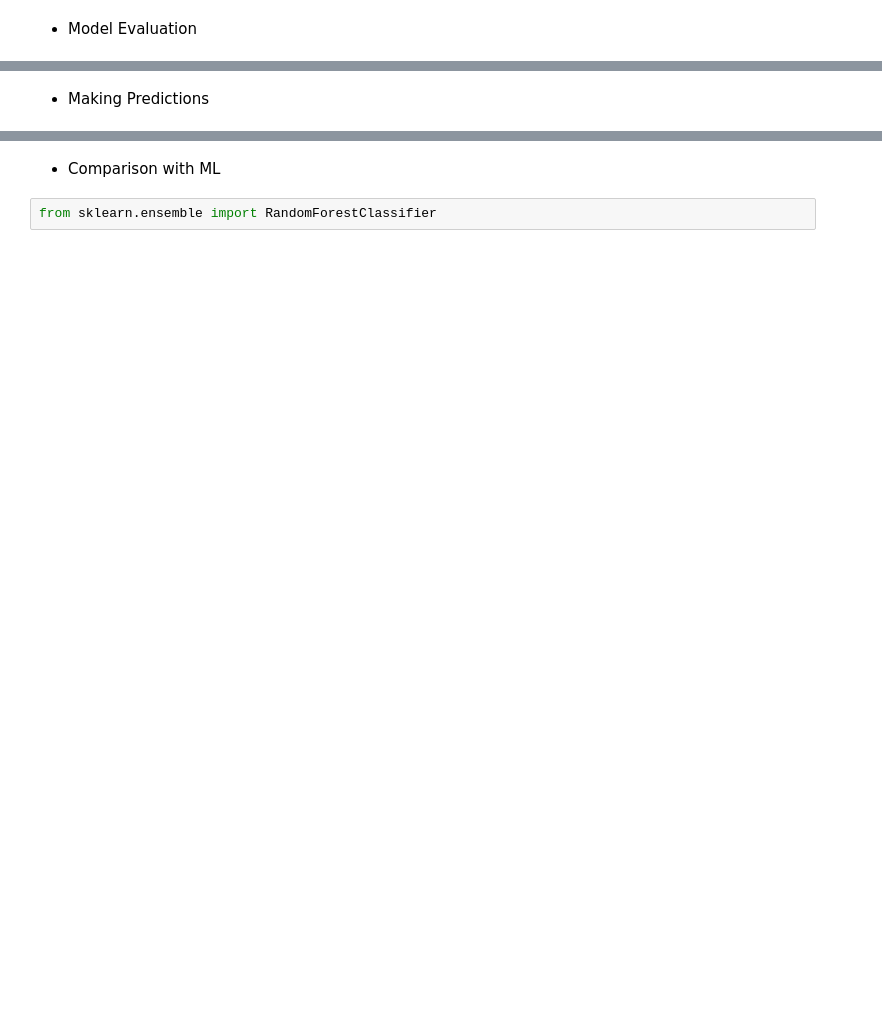
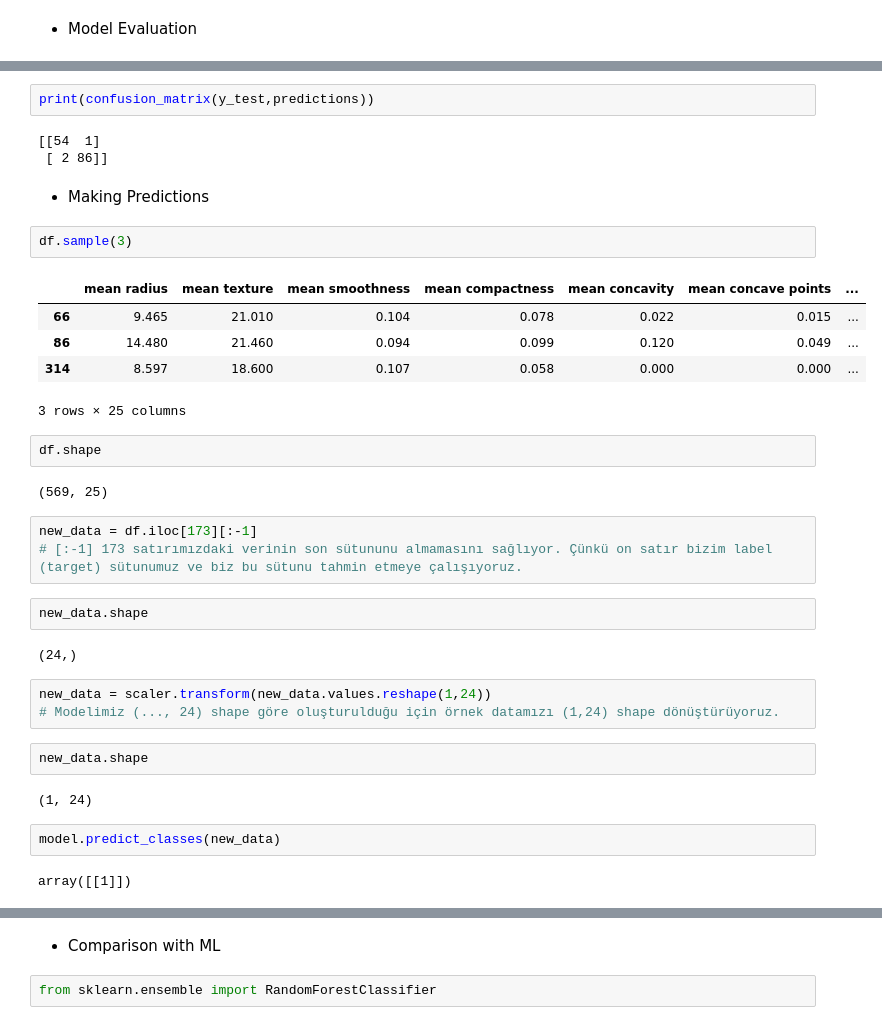
Before and after one commit to Ertugrul-Kurubal/Deep-Learning, a Jupyter notebook: In Class/3-Keras Classification In Class 4.ipynb, the cells around one changed output, grey strips where cells are left out. Saved outputs shown, nothing was run; the diff lists cells and outputs as text; blank space fills up the shorter version.

```diff
--- a/In Class/3-Keras Classification In Class 4.ipynb
+++ b/In Class/3-Keras Classification In Class 4.ipynb
@@ -268,2 +327,37 @@ from tensorflow.keras.layers import Dropout
+# %%
+print(confusion_matrix(y_test,predictions))
+# %% [output]
+[[54  1]
+ [ 2 86]]
 # %% [markdown]
 * Making Predictions
+# %%
+df.sample(3)
+# %% [output]
+|  | mean radius | mean texture | mean smoothness | mean compactness | mean concavity | mean concave points | ... |
+| 66 | 9.465 | 21.010 | 0.104 | 0.078 | 0.022 | 0.015 | ... |
+| 86 | 14.480 | 21.460 | 0.094 | 0.099 | 0.120 | 0.049 | ... |
+| 314 | 8.597 | 18.600 | 0.107 | 0.058 | 0.000 | 0.000 | ... |
+3 rows × 25 columns
+# %%
+df.shape
+# %% [output]
+(569, 25)
+# %%
+new_data = df.iloc[173][:-1]
+# [:-1] 173 satırımızdaki verinin son sütununu almamasını sağlıyor. Çünkü on satır bizim label (target) sütunumuz ve biz bu sütunu tahmin etmeye çalışıyoruz.
+# %%
+new_data.shape
+# %% [output]
+(24,)
+# %%
+new_data = scaler.transform(new_data.values.reshape(1,24))
+# Modelimiz (..., 24) shape göre oluşturulduğu için örnek datamızı (1,24) shape dönüştürüyoruz.
+# %%
+new_data.shape
+# %% [output]
+(1, 24)
+# %%
+model.predict_classes(new_data)
+# %% [output]
+array([[1]])
```
Also changed, not shown: parts of 16 cells of this notebook.
